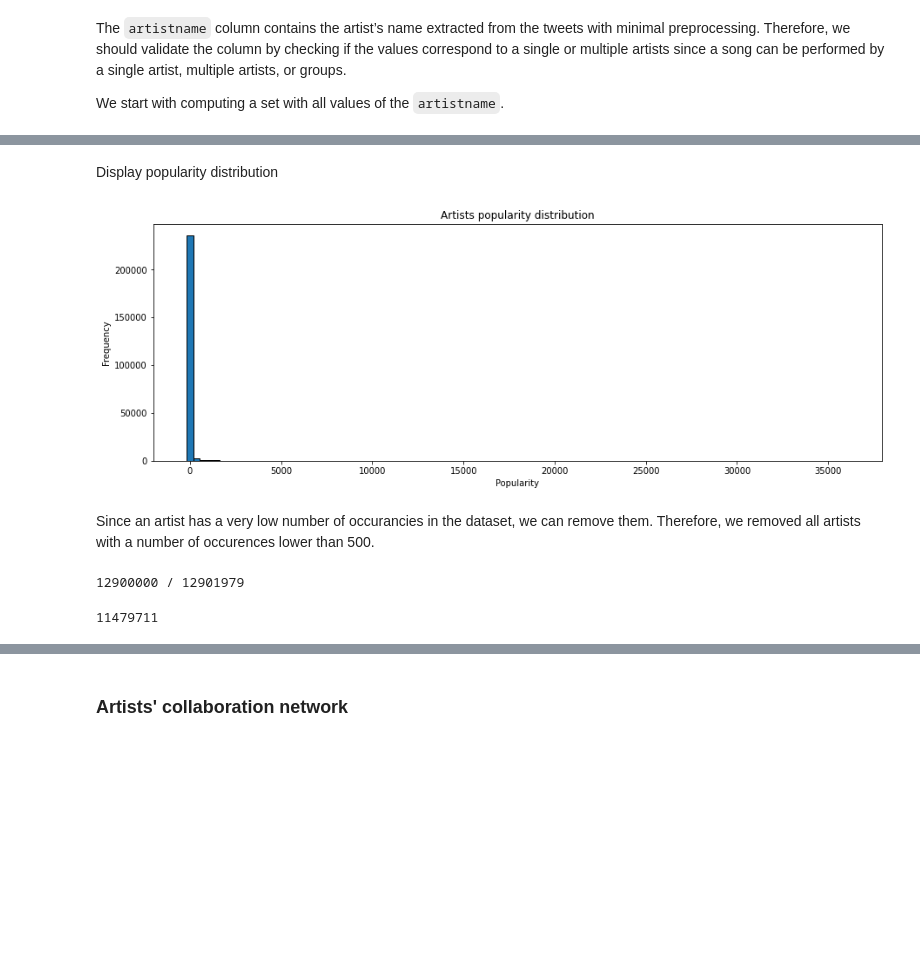
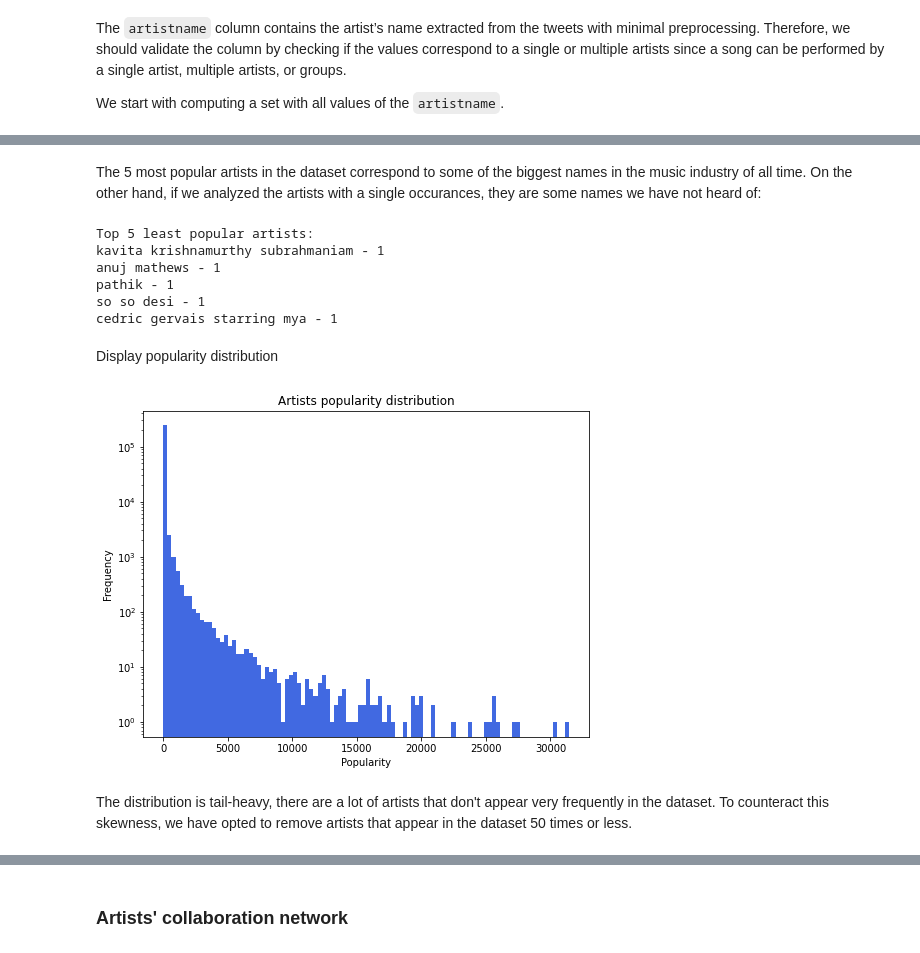
Before and after one commit to bakos97/Final-project-Social-Graphs, a Jupyter notebook: notebooks/preprocess_dataset.ipynb, the cells around one changed output, grey strips where cells are left out. Saved outputs shown, nothing was run; the diff lists cells and outputs as text; code cells hidden in the pictures; blank space fills up the shorter version.

```diff
--- a/notebooks/preprocess_dataset.ipynb
+++ b/notebooks/preprocess_dataset.ipynb
@@ -80 +87,6 @@ for idx, entry in spotify_df.iterrows():
+# %%
+# split artistname using multiple separators:
+sep = '( and | & |, | \/ | feat. | feat | ft. | f. | featuring | with | - |; )'
+spotify_df["artistname"] = spotify_df["artistname"].apply(lambda artistname: re.split(sep, str(artistname).lower()))
+spotify_df["artistname"] = spotify_df["artistname"].apply(lambda artistname: list((set(artistname) & (artists_set))) if (set(artistname) & (artists_set)) else artistname)
 # %%
@@ -89,3 +99,11 @@ spotify_df.head()
+# %%
+# we want `artistname` to be hashable, hence we use a frozenset
+spotify_df.artistname = spotify_df.artistname.apply(frozenset)
+# since multiple tracks can have the same name, it is essential to create a new entry
+# in `spotify_df`, where we combine the track's name with the performing artist
+spotify_df["tracks"] = list(zip(spotify_df['trackname'], spotify_df['artistname']))
+# compute the tracks frequency and save it into spotify_df
+spotify_df["tracks_freq"] = spotify_df.groupby(['tracks'])['tracks'].transform('count')
 # %%
 # update artists set
 artists_set = set([artist for artists in spotify_df.artistname for artist in artists])
@@ -107,38 +132,33 @@ popularity.most_common(5)
+# %% [markdown]
+The 5 most popular artists in the dataset correspond to some of the biggest names in the music industry of all time. On the other hand, if we analyzed the artists with a single occurances, they are some names we have not heard of:
+# %%
+# top 5 least popular artists
+print("Top 5 least popular artists:")
+for a, p in popularity.most_common()[-5:]:
+    print(a, "-", p)
+# %% [output]
+Top 5 least popular artists:
+kavita krishnamurthy subrahmaniam - 1
+anuj mathews - 1
+pathik - 1
+so so desi - 1
+cedric gervais starring mya - 1
 # %% [markdown]
 Display popularity distribution
-# %%
-values = list(popularity.values())
-hist, bin = np.histogram(values, bins=100) # return an array with histogram values and the bin edges
-
-plt.figure(figsize=(15, 5))
-plt.title('Artists popularity distribution')
-plt.bar(bin[:-1], hist, width=bin[1]-bin[0], ec='k', lw=1)
-plt.xlabel("Popularity")
-plt.ylabel("Frequency")
-
-plt.show()
-# %% [output]
-[figure, removed]
-# %% [markdown]
-Since an artist has a very low number of occurancies in the dataset, we can remove them. Therefore, we removed all artists with a number of occurences lower than 500.
+# %%
+_pvalues = list(popularity.values())
+fig, ax = plt.subplots(figsize=(8,6))
+
+plt.title('Artists popularity distribution')
+ax.hist(_pvalues, bins=100, color='royalblue', log=True)
+ax.set_xlabel("Popularity")
+ax.set_ylabel("Frequency")
+plt.show()
+# %% [output]
+[figure, added]
+# %% [markdown]
+The distribution is tail-heavy, there are a lot of artists that don't appear very frequently in the dataset. To counteract this skewness, we have opted to remove artists that appear in the dataset 50 times or less.
 # %%
 # spotify_df.to_pickle(r'/content/drive/MyDrive/SocialGraphs/spotify_dataset_small.pickle')
 # %%
 artists_set = set([key for key, val in popularity.items() if val > 50])
-# %%
-remove_idx = []
-i = 0
-for idx, entry in spotify_df.iterrows():
-    if i % 100000 == 0:
-        # os.system('clear')
-        clear_output()
-        print(i, "/", len(spotify_df))
-    i+=1
-    if not set(entry.artistname).issubset(artists_set):
-        remove_idx.append(idx)
-
-spotify_df.drop(remove_idx, axis=0, inplace=True)
-len(spotify_df)
-# %% [output]
-12900000 / 12901979
-11479711
```
Also changed, not shown: parts of 84 cells of this notebook, 3 other files.
